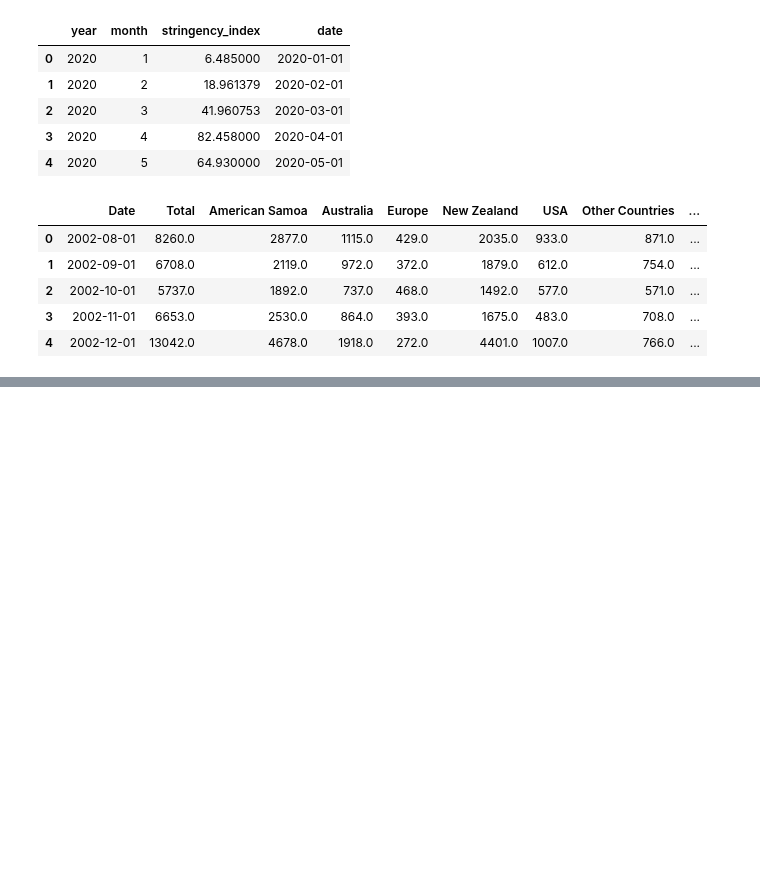
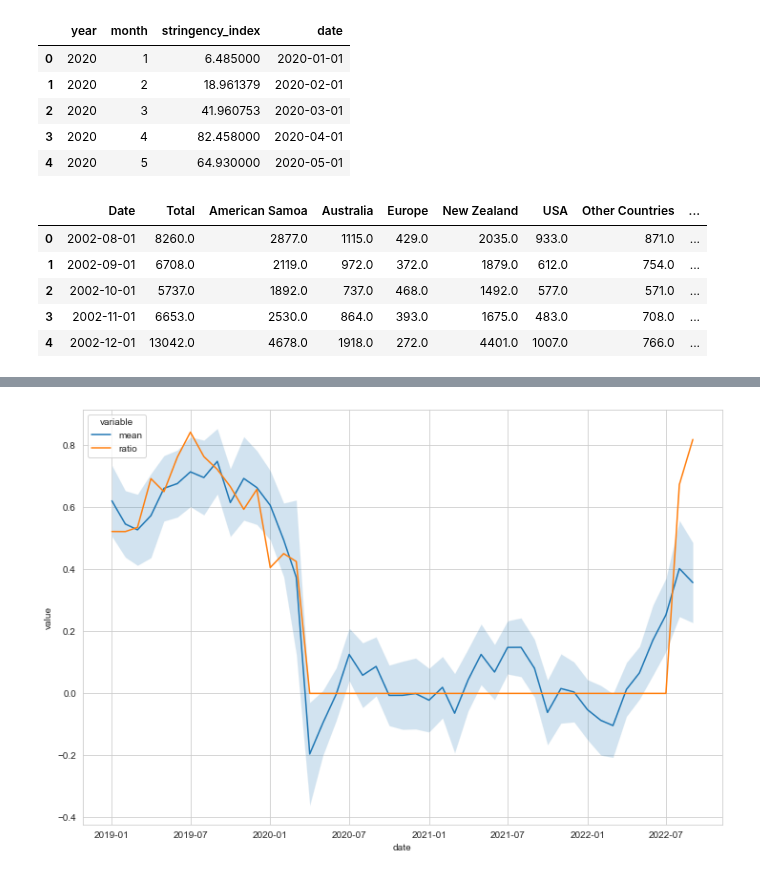
Before and after one commit to worldbank/pacific-observatory, a Jupyter notebook: scripts/notebooks/Tourism/modelling/samoa.ipynb, the cells around one changed output, grey strips where cells are left out. Saved outputs shown, nothing was run; the diff lists cells and outputs as text; code cells hidden in the pictures; blank space fills up the shorter version.

```diff
--- a/scripts/notebooks/Tourism/modelling/samoa.ipynb
+++ b/scripts/notebooks/Tourism/modelling/samoa.ipynb
@@ -425,0 +288,4 @@ Text(0.5, 1.0, "Samoa's Visitor Arrivals")
+# %%
+gt = pd.read_csv(os.getcwd() + "/data/tourism/trends/trends_samoa.csv").drop("Unnamed: 0", axis=1)
+gt["date"] = pd.to_datetime(gt["date"])
+gt.head(5)
@@ -425,0 +300,4 @@ Text(0.5, 1.0, "Samoa's Visitor Arrivals")
+# %%
+samoa_merged["ratio"] = (samoa_merged["Total arrivals (persons)"])/(samoa_merged["Seats_arrivals_intl"])
+samoa_merged = samoa_merged.merge(gt[["samoa flights", "samoa travel", "date"]], how="left", on="date")
+samoa_merged.head(5)
@@ -425,0 +311,10 @@ Text(0.5, 1.0, "Samoa's Visitor Arrivals")
+# %%
+temp = (samoa_merged[["ratio", "stringency_index", "date", "samoa flights", "samoa travel"]]
+        .reset_index()
+        .drop("index", axis=1)
+        .rename({"samoa flights": "samoa_flights",
+                 "samoa travel": "samoa_travel"}, axis=1)
+        .fillna(0))
+temp["covid"] = (temp.date >= "2020-03-12")
+temp["quarter"] = temp["date"].dt.quarter
+temp.head(5)
@@ -425,0 +328,5 @@ Text(0.5, 1.0, "Samoa's Visitor Arrivals")
+# %%
+import statsmodels.formula.api as smf
+res = smf.wls(
+    formula="ratio ~ covid * stringency_index + C(quarter) + samoa_travel", data=temp).fit()
+res.summary()
@@ -425,0 +359,13 @@ Text(0.5, 1.0, "Samoa's Visitor Arrivals")
+# %%
+ratio_pred = res.get_prediction().summary_frame()
+ratio_stats = pd.concat([temp, ratio_pred], axis=1)
+
+ratio_viz_df = ratio_stats[["mean", "ratio", "date"]].melt(id_vars="date")
+
+fig, ax = plt.subplots(figsize=(12, 8))
+sns.lineplot(data=ratio_viz_df, x="date", y="value", hue="variable")
+ax.fill_between(data=ratio_stats, x="date", y1="mean_ci_lower",
+                y2="mean_ci_upper", alpha=0.2)
+plt.show()
+# %% [output]
+[figure, added]
```
Also changed, not shown: parts of 24 cells of this notebook, 7 other files.
